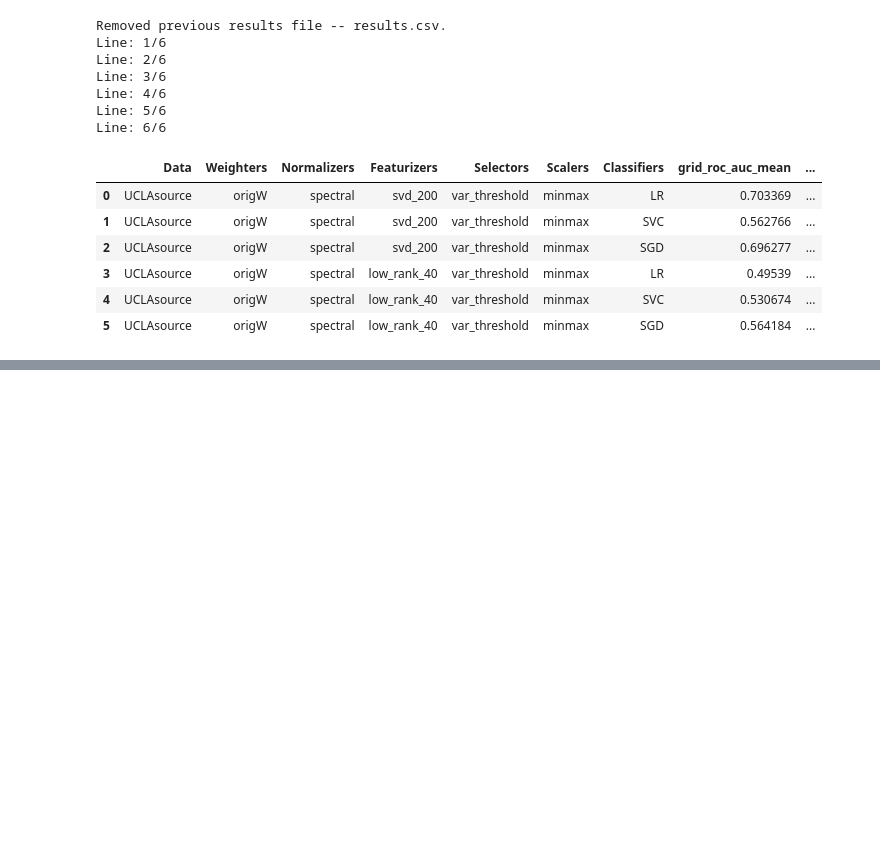
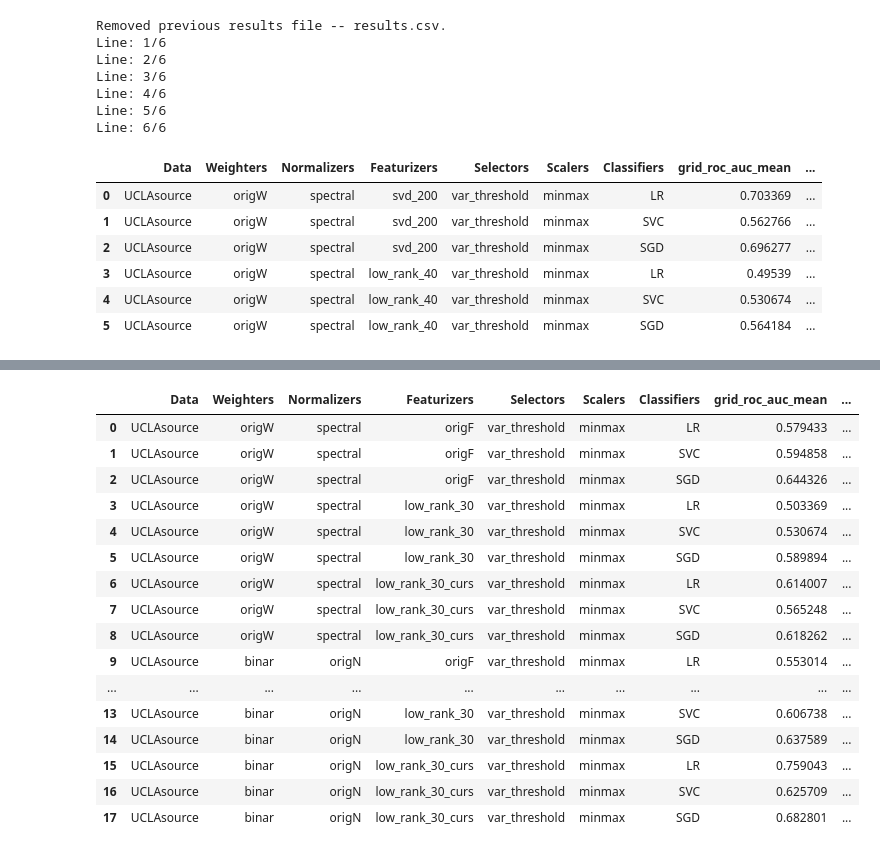
Before and after one commit to Tismoney/PRNI2016, a Jupyter notebook: LowRankAlgoritm.ipynb, the cells around one changed output, grey strips where cells are left out. Saved outputs shown, nothing was run; the diff lists cells and outputs as text; code cells hidden in the pictures; blank space fills up the shorter version.

Commit message:
Add new results

```diff
--- a/LowRankAlgoritm.ipynb
+++ b/LowRankAlgoritm.ipynb
@@ -716,6 +716,7 @@ def matrix_eig_curs_30(data, k = 30):
         indeces_del = range(curs.size)[(curs.size - k):]
         vecs = np.delete(vecs, indeces_del, axis=1)
         curs = np.delete(np.diag(curs), indeces_del, axis=1)
+        curs = np.delete(np.diag(curs), indeces_del, axis=0)
         new_data['X'][i] = vecs.dot(np.diag(curs)).astype('float')
     return orig_vec(new_data)
 # %%
@@ -770,7 +771,7 @@ banned_combos = [
                  ('SGD', 'origS'),
                  ('RF', 'minmax'),
                  ('XGB', 'minmax'),
-                 ('origW','origN')
+                 ('origW','origN'),
                  ('binar','spectral')
                  ]
 
@@ -817,0 +857,20 @@ result = pipe.get_results('Data/dti/', caching_steps=['Data', 'Weighters', 'Norm
+# %%
+result
+# %% [output]
+|  | Data | Weighters | Normalizers | Featurizers | Selectors | Scalers | Classifiers | grid_roc_auc_mean | ... |
+| 0 | UCLAsource | origW | spectral | origF | var_threshold | minmax | LR | 0.579433 | ... |
+| 1 | UCLAsource | origW | spectral | origF | var_threshold | minmax | SVC | 0.594858 | ... |
+| 2 | UCLAsource | origW | spectral | origF | var_threshold | minmax | SGD | 0.644326 | ... |
+| 3 | UCLAsource | origW | spectral | low_rank_30 | var_threshold | minmax | LR | 0.503369 | ... |
+| 4 | UCLAsource | origW | spectral | low_rank_30 | var_threshold | minmax | SVC | 0.530674 | ... |
+| 5 | UCLAsource | origW | spectral | low_rank_30 | var_threshold | minmax | SGD | 0.589894 | ... |
+| 6 | UCLAsource | origW | spectral | low_rank_30_curs | var_threshold | minmax | LR | 0.614007 | ... |
+| 7 | UCLAsource | origW | spectral | low_rank_30_curs | var_threshold | minmax | SVC | 0.565248 | ... |
+| 8 | UCLAsource | origW | spectral | low_rank_30_curs | var_threshold | minmax | SGD | 0.618262 | ... |
+| 9 | UCLAsource | binar | origN | origF | var_threshold | minmax | LR | 0.553014 | ... |
+| ... | ... | ... | ... | ... | ... | ... | ... | ... | ... |
+| 13 | UCLAsource | binar | origN | low_rank_30 | var_threshold | minmax | SVC | 0.606738 | ... |
+| 14 | UCLAsource | binar | origN | low_rank_30 | var_threshold | minmax | SGD | 0.637589 | ... |
+| 15 | UCLAsource | binar | origN | low_rank_30_curs | var_threshold | minmax | LR | 0.759043 | ... |
+| 16 | UCLAsource | binar | origN | low_rank_30_curs | var_threshold | minmax | SVC | 0.625709 | ... |
+| 17 | UCLAsource | binar | origN | low_rank_30_curs | var_threshold | minmax | SGD | 0.682801 | ... |
```
Also changed, not shown: parts of 4 cells of this notebook, 2 other files.
